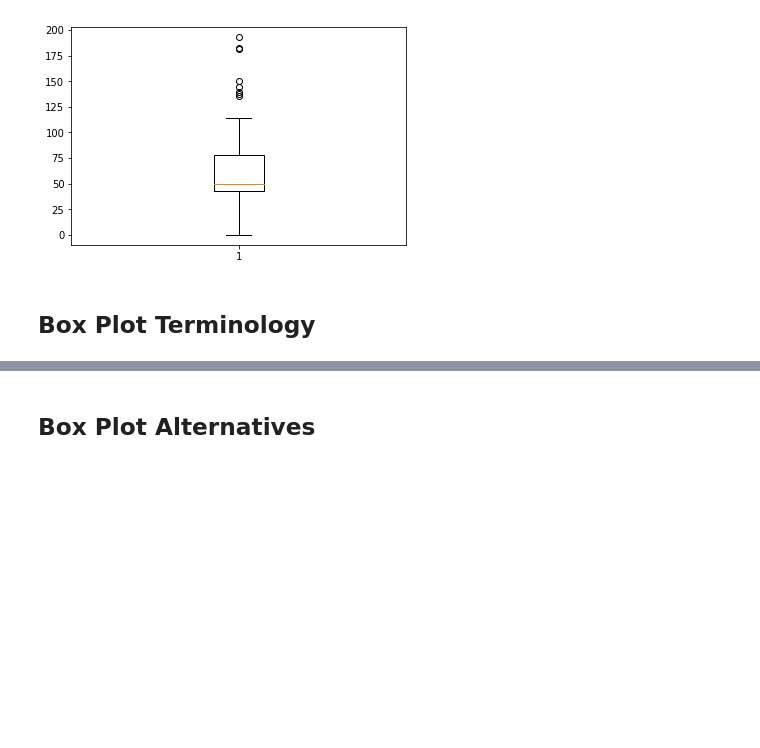
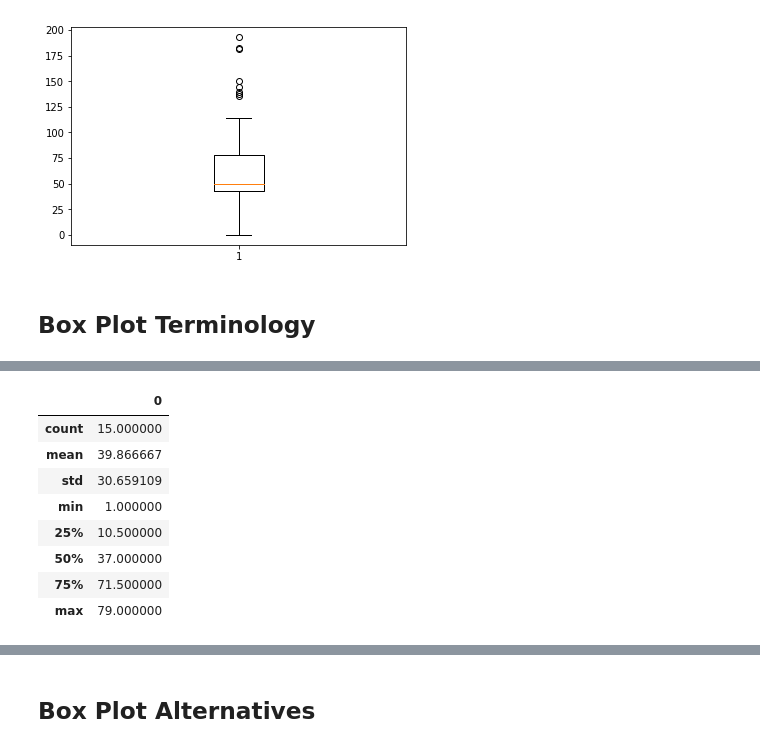
Before and after one commit to MichaelORegan/52446-Fundamentals-of-Data-Analysis-Project, a Jupyter notebook: Box Plot.ipynb, the cells around one changed output, grey strips where cells are left out. Drawn from its saved outputs; the diff is of its cells as text; code cells hidden in the pictures; blank space fills up the shorter version.

```diff
--- a/Box Plot.ipynb
+++ b/Box Plot.ipynb
@@ -97,0 +149,13 @@ plt.show()
+# %%
+df = pd.DataFrame(x)
+df.describe(percentiles=None, include=None, exclude=None)
+# %% [output]
+|  | 0 |
+| count | 15.000000 |
+| mean | 39.866667 |
+| std | 30.659109 |
+| min | 1.000000 |
+| 25% | 10.500000 |
+| 50% | 37.000000 |
+| 75% | 71.500000 |
+| max | 79.000000 |
```
Also changed, not shown: parts of 10 cells of this notebook, 1 other file.
